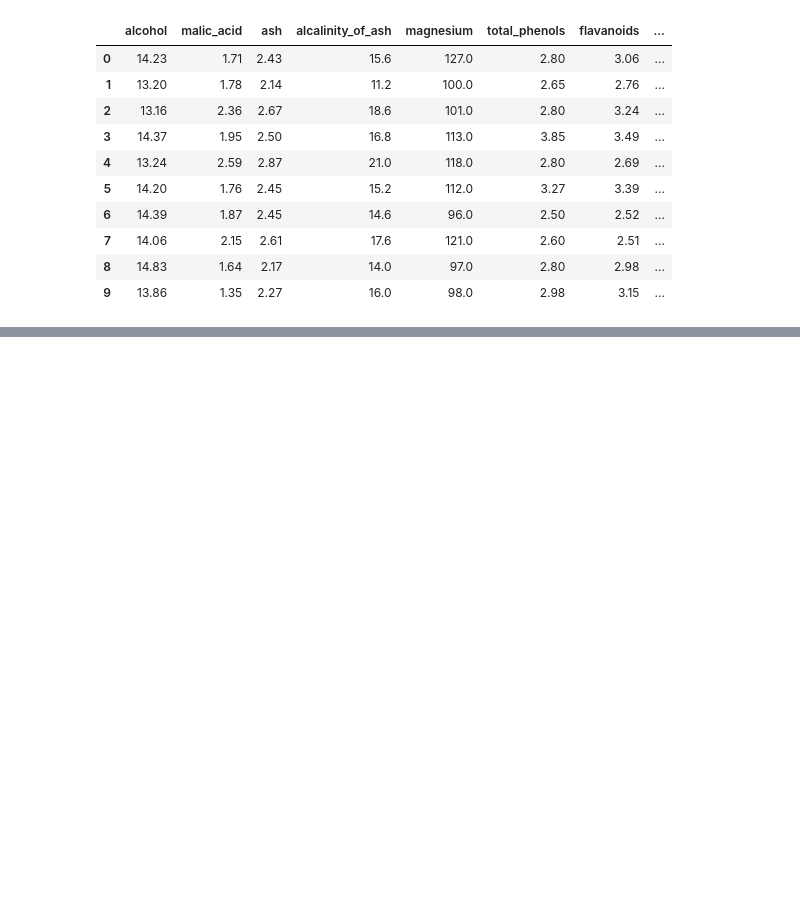
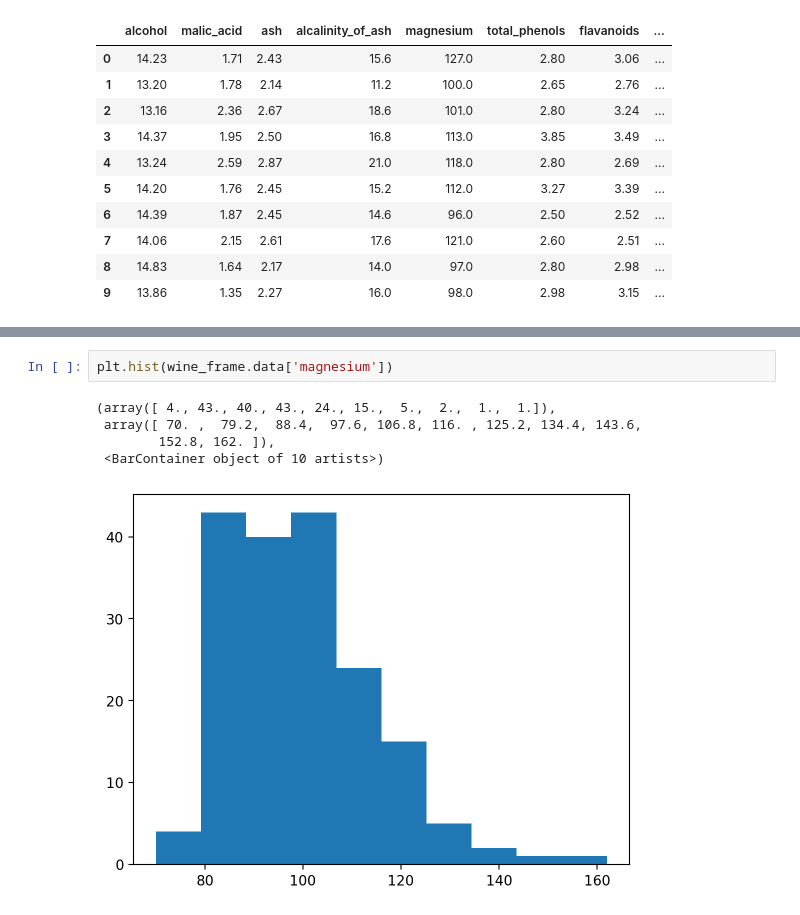
Before and after one commit to billygogo/aiffel_exploration, a Jupyter notebook: aiffel_exploration/Wine 데이타 깊이 보기.ipynb, the cells around one changed output, grey strips where cells are left out. Cells and saved outputs as stored; diff of their text form; blank space fills up the shorter version.

```diff
--- a/aiffel_exploration/Wine 데이타 깊이 보기.ipynb
+++ b/aiffel_exploration/Wine 데이타 깊이 보기.ipynb
@@ -102,0 +151,8 @@ wine_frame.data.iloc[:10,]
+# %%
+plt.hist(wine_frame.data['magnesium'])
+# %% [output]
+(array([ 4., 43., 40., 43., 24., 15.,  5.,  2.,  1.,  1.]),
+ array([ 70. ,  79.2,  88.4,  97.6, 106.8, 116. , 125.2, 134.4, 143.6,
+        152.8, 162. ]),
+ <BarContainer object of 10 artists>)
+[figure, added]
```
Also changed, not shown: parts of 19 cells of this notebook, 1 other file.
